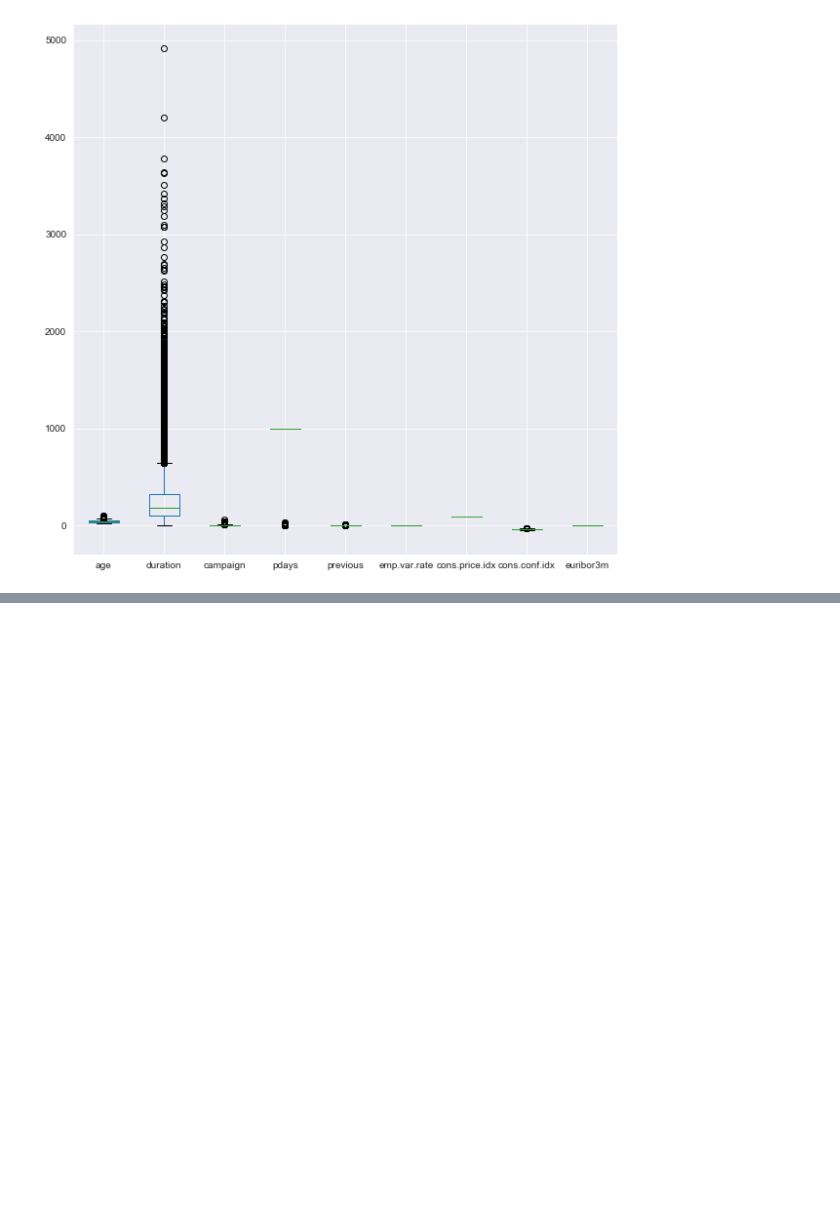
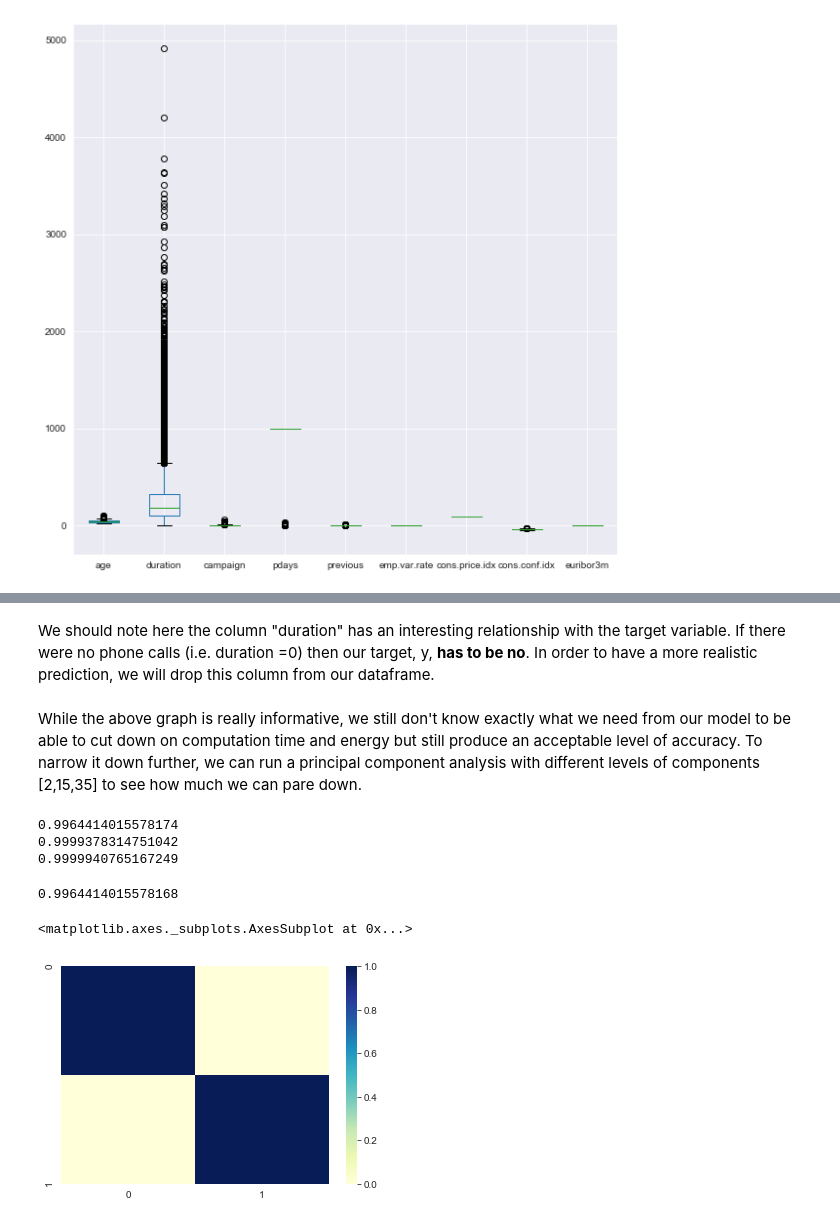
Before and after one commit to MissAle17/Bank_marketing, a Jupyter notebook: Bank Marketing.ipynb, the cells around one changed output, grey strips where cells are left out. Cells and saved outputs as stored; diff of their text form; code cells hidden in the pictures; blank space fills up the shorter version.

```diff
--- a/Bank Marketing.ipynb
+++ b/Bank Marketing.ipynb
@@ -257,0 +267,39 @@ features.boxplot(figsize=(10,10))
+# %% [markdown]
+We should note here the column "duration" has an interesting relationship with the target variable.  If there were no phone calls (i.e. duration =0) then our target, y, __has to be no__.  In order to have a more realistic prediction, we will drop this column from our dataframe.
+# %%
+#dropping duration from df
+
+df=df.drop(["duration"], axis =1)
+# %% [markdown]
+While the above graph is really informative, we still don't know exactly what we need from our model to be able to cut down on computation time and energy but still produce an acceptable level of accuracy. To narrow it down further, we can run a principal component analysis with different levels of components [2,15,35] to see how much we can pare down.
+# %%
+#creating 3 pca instances
+pca_5 = PCA(n_components=2)
+pca_15 = PCA(n_components=15)
+pca_30 = PCA(n_components=35)
+
+#making a pca dataframe that has the dummies and the target variable
+pca_df = df.join( target)
+
+#fitting the model
+principalComponents = pca_5.fit_transform(pca_df)
+principalComponents = pca_15.fit_transform(pca_df)
+principalComponents = pca_30.fit_transform(pca_df)
+
+#print the models' accuracy
+print(np.sum(pca_5.explained_variance_ratio_))
+print(np.sum(pca_15.explained_variance_ratio_))
+print(np.sum(pca_30.explained_variance_ratio_))
+# %% [output]
+0.9964414015578174
+0.9999378314751042
+0.9999940765167249
+# %%
+pca = PCA(n_components=2)
+principalComponents = pca.fit_transform(pca_df)
+print(np.sum(pca.explained_variance_ratio_))
+sns.heatmap(pd.DataFrame(principalComponents).corr(),cmap="YlGnBu")
+# %% [output]
+0.9964414015578168
+<matplotlib.axes._subplots.AxesSubplot at 0x...>
+[figure, added]
```
Also changed, not shown: parts of 19 cells of this notebook, 3 other files.
